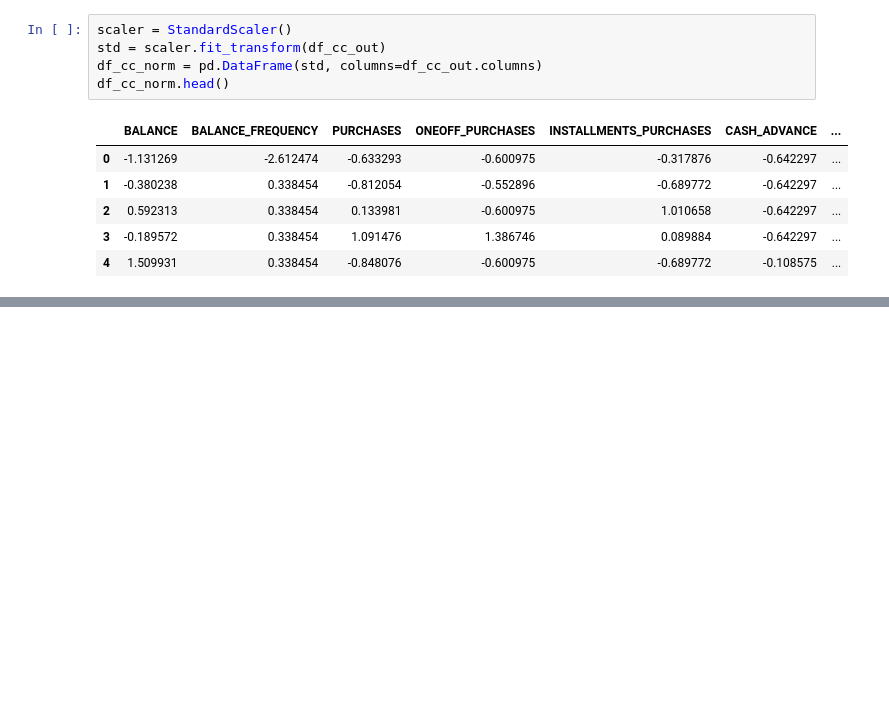
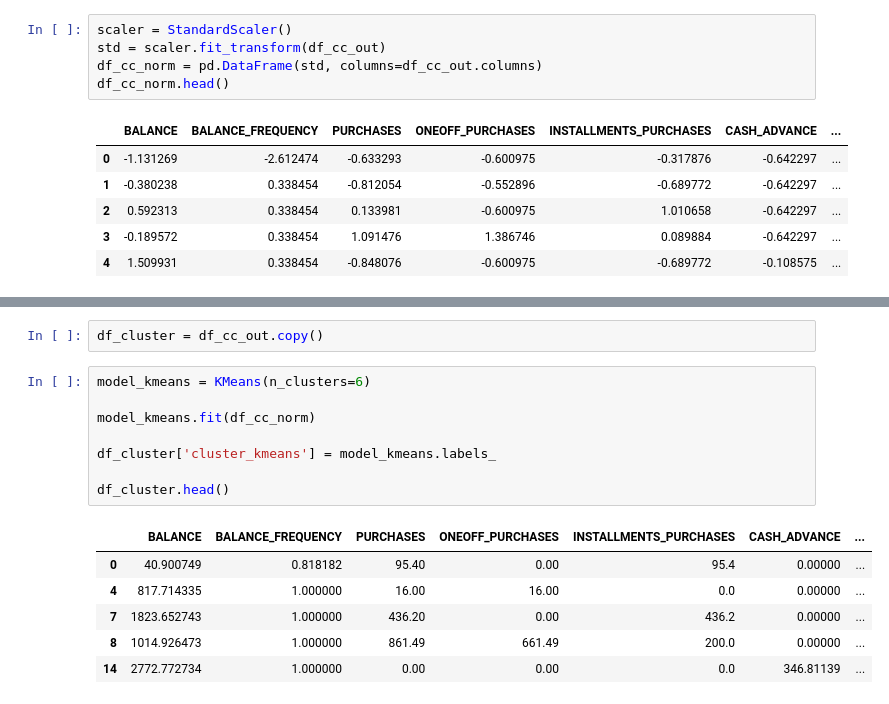
Before and after one commit to alba054/credit-card-clustering, a Jupyter notebook: Credit_Card_Clustering.ipynb, the cells around one changed output, grey strips where cells are left out. Drawn from its saved outputs; the diff is of its cells as text; blank space fills up the shorter version.

```diff
--- a/Credit_Card_Clustering.ipynb
+++ b/Credit_Card_Clustering.ipynb
@@ -185,0 +223,17 @@ df_cc_norm.head()
+# %%
+df_cluster = df_cc_out.copy()
+# %%
+model_kmeans = KMeans(n_clusters=6)
+
+model_kmeans.fit(df_cc_norm)
+
+df_cluster['cluster_kmeans'] = model_kmeans.labels_
+
+df_cluster.head()
+# %% [output]
+|  | BALANCE | BALANCE_FREQUENCY | PURCHASES | ONEOFF_PURCHASES | INSTALLMENTS_PURCHASES | CASH_ADVANCE | ... |
+| 0 | 40.900749 | 0.818182 | 95.40 | 0.00 | 95.4 | 0.00000 | ... |
+| 4 | 817.714335 | 1.000000 | 16.00 | 16.00 | 0.0 | 0.00000 | ... |
+| 7 | 1823.652743 | 1.000000 | 436.20 | 0.00 | 436.2 | 0.00000 | ... |
+| 8 | 1014.926473 | 1.000000 | 861.49 | 661.49 | 200.0 | 0.00000 | ... |
+| 14 | 2772.772734 | 1.000000 | 0.00 | 0.00 | 0.0 | 346.81139 | ... |
```
Also changed, not shown: parts of 5 cells of this notebook.
